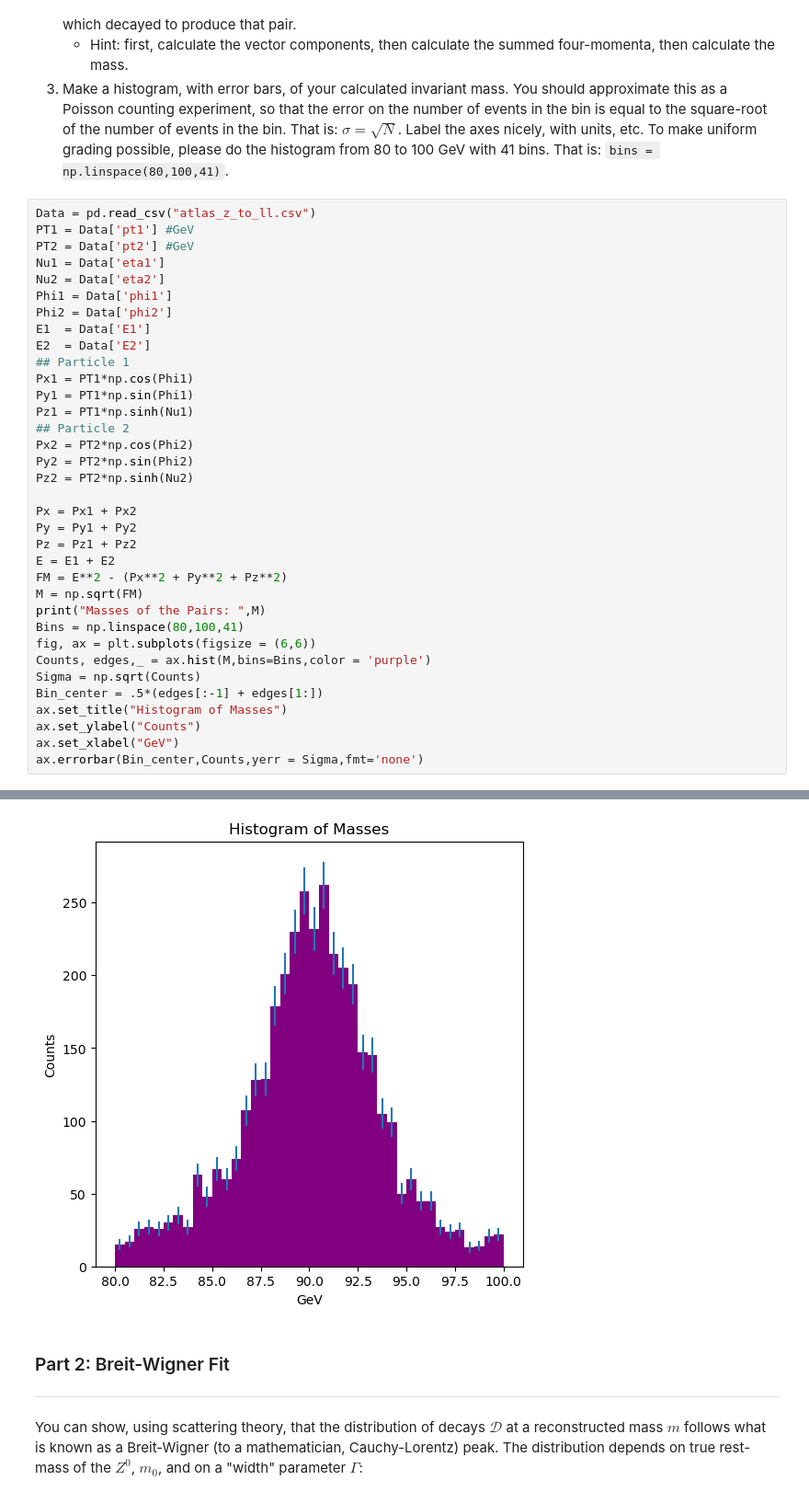
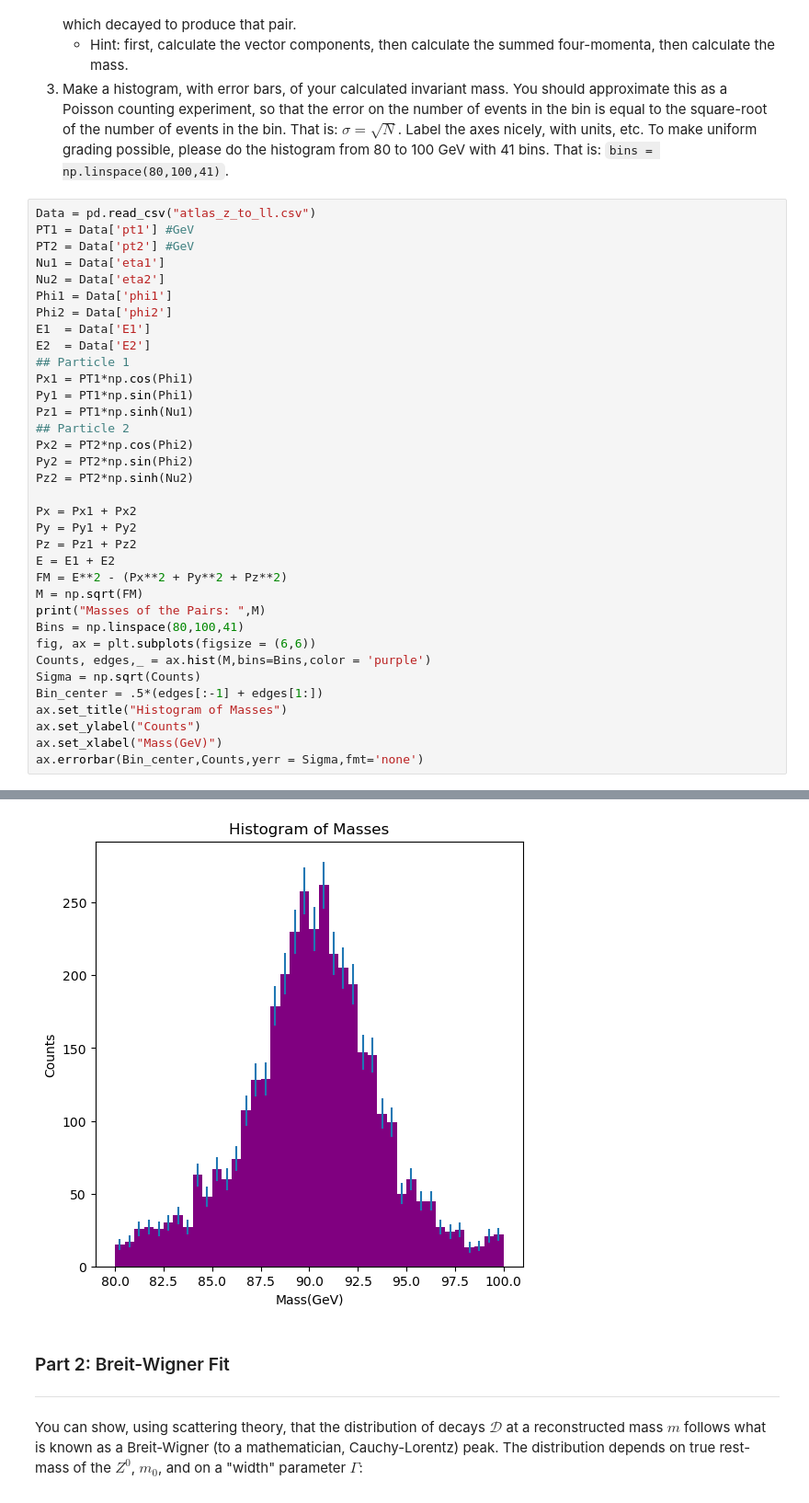
Before and after one commit to rhorton-2/PHYS265-spring26, a Jupyter notebook: Lab2/lab2.ipynb, the cells around one changed output, grey strips where cells are left out. Shown at 92% size. Saved outputs shown, nothing was run; the diff lists cells and outputs as text.

```diff
--- a/Lab2/lab2.ipynb
+++ b/Lab2/lab2.ipynb
@@ -124,35 +124,35 @@ Pz2 = PT2*np.sinh(Nu2)
 
 Px = Px1 + Px2
 Py = Py1 + Py2
 Pz = Pz1 + Pz2
 E = E1 + E2
 FM = E**2 - (Px**2 + Py**2 + Pz**2)
 M = np.sqrt(FM)
 print("Masses of the Pairs: ",M)
 Bins = np.linspace(80,100,41)
 fig, ax = plt.subplots(figsize = (6,6))
 Counts, edges,_ = ax.hist(M,bins=Bins,color = 'purple')
 Sigma = np.sqrt(Counts)
 Bin_center = .5*(edges[:-1] + edges[1:])
 ax.set_title("Histogram of Masses")
 ax.set_ylabel("Counts")
-ax.set_xlabel("GeV")
+ax.set_xlabel("Mass(GeV)")
 ax.errorbar(Bin_center,Counts,yerr = Sigma,fmt='none')
 # %% [output]
 Masses of the Pairs:  0       92.150037
 1       89.282450
 2       88.274725
 3       46.788243
 4       91.529042
           ...
 4995    61.176716
 4996    23.468150
 4997    89.496742
 4998    67.409373
 4999    90.847967
 Length: 5000, dtype: float64
 <ErrorbarContainer object of 3 artists>
-[figure, old version]
+[figure, new version]
 # %% [markdown]
 ### Part 2: Breit-Wigner Fit
 ------
```
Also changed, not shown: parts of 3 cells of this notebook.
